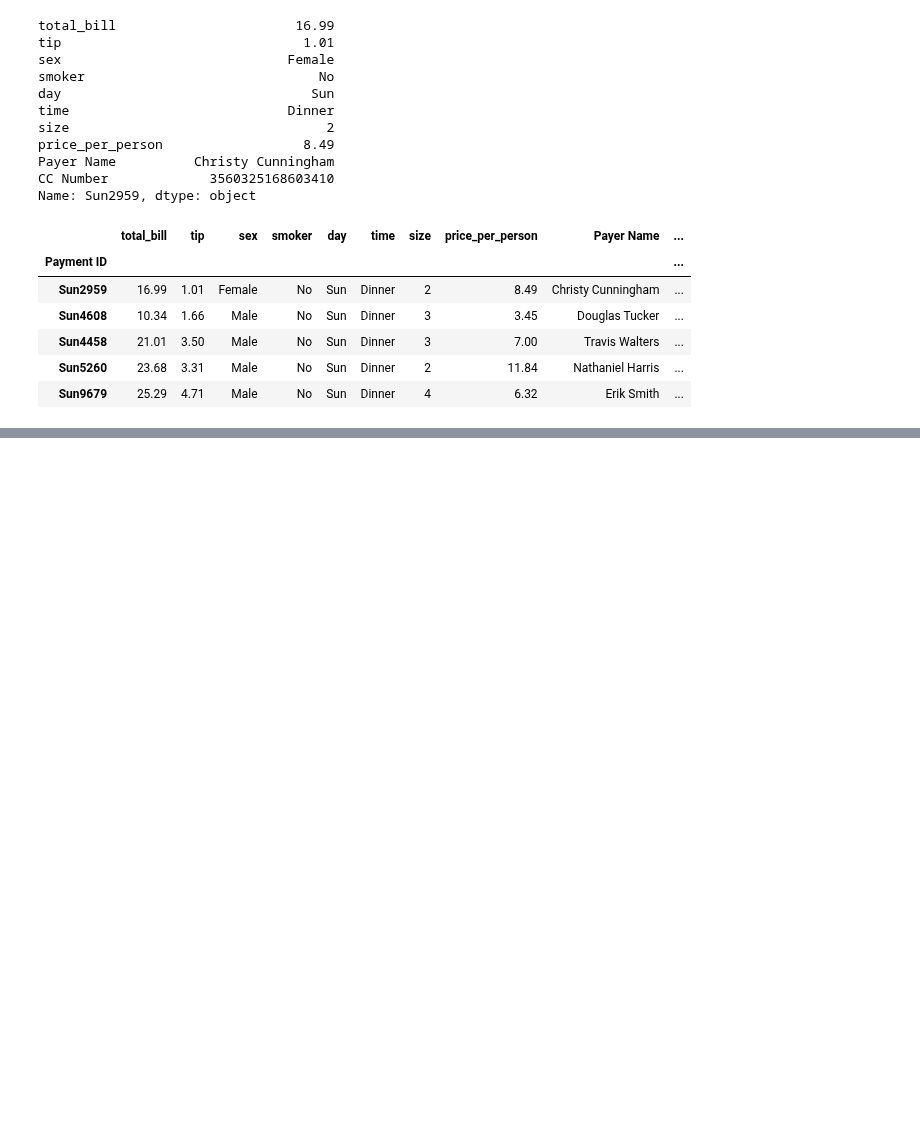
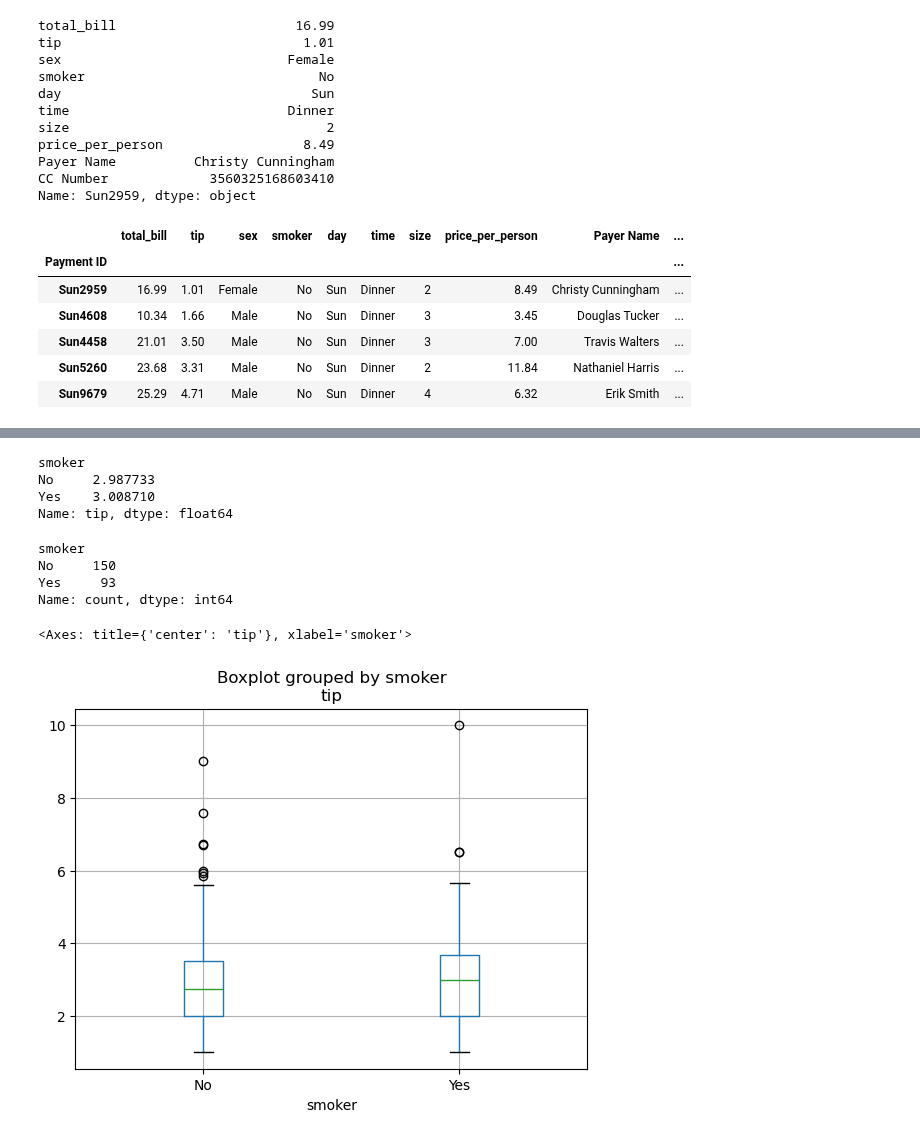
Before and after one commit to harshkrsaw/PANDAS, a Jupyter notebook: PANDAS_practice.ipynb, the cells around one changed output, grey strips where cells are left out. Drawn from its saved outputs; the diff is of its cells as text; code cells hidden in the pictures; blank space fills up the shorter version.

```diff
--- a/PANDAS_practice.ipynb
+++ b/PANDAS_practice.ipynb
@@ -493,0 +542,19 @@ import matplotlib.pyplot as plt
+# %%
+df.groupby('smoker')['tip'].mean()
+# %% [output]
+smoker
+No     2.987733
+Yes    3.008710
+Name: tip, dtype: float64
+# %%
+df['smoker'].value_counts()
+# %% [output]
+smoker
+No     150
+Yes     93
+Name: count, dtype: int64
+# %%
+df.boxplot(column = 'tip',by = 'smoker')
+# %% [output]
+<Axes: title={'center': 'tip'}, xlabel='smoker'>
+[figure, added]
```
Also changed, not shown: parts of 5 cells of this notebook.
